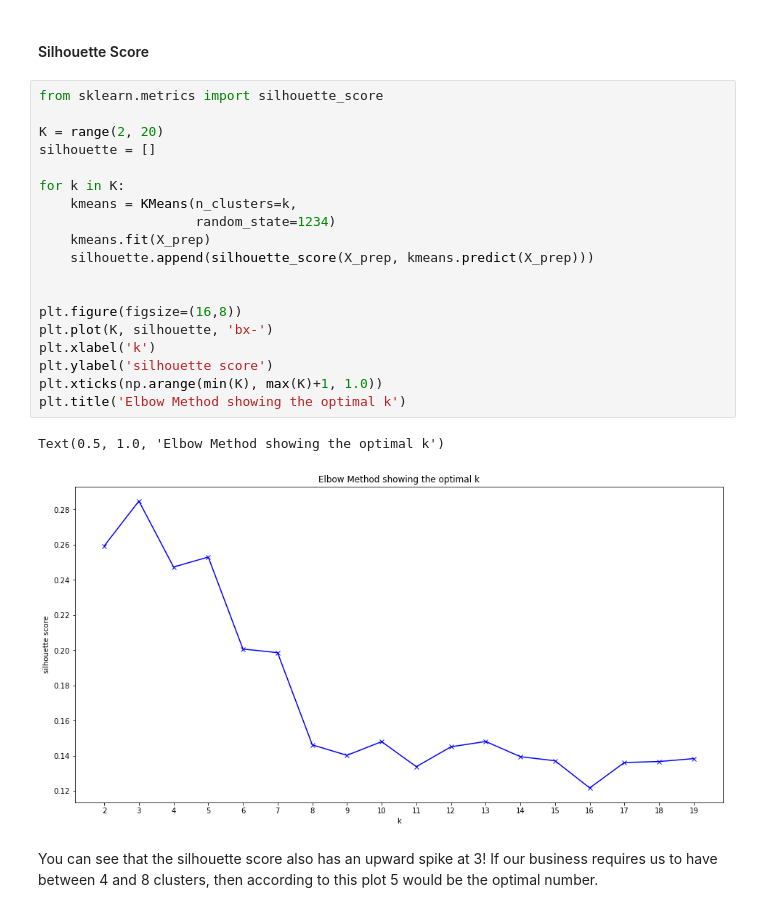
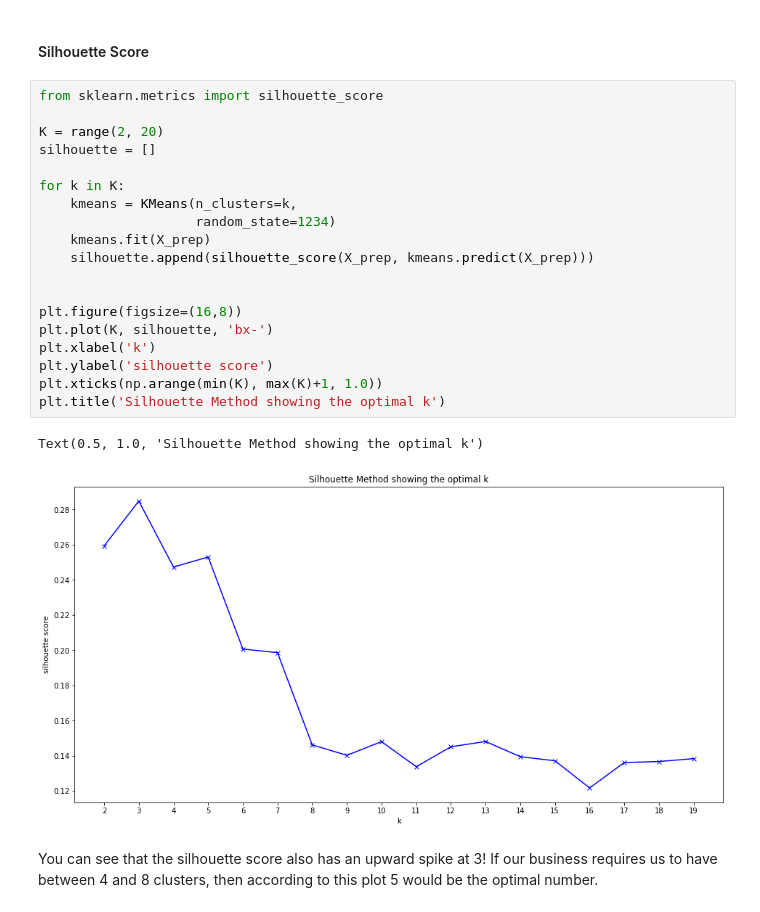
Before and after one commit to ironhack-datalabs/data-pt-ber-08-20, a Jupyter notebook: Labs/module-3_labs/03_unsupervised-learning/02_lab-sklearn-and-unsupervised-learning/unsupervised-learning-class-kmeans.ipynb, the cells around one changed output. Cells and saved outputs as stored; diff of their text form.

```diff
--- a/Labs/module-3_labs/03_unsupervised-learning/02_lab-sklearn-and-unsupervised-learning/unsupervised-learning-class-kmeans.ipynb
+++ b/Labs/module-3_labs/03_unsupervised-learning/02_lab-sklearn-and-unsupervised-learning/unsupervised-learning-class-kmeans.ipynb
@@ -204,24 +206,24 @@ There is also another metric that will help us decide.
 # %%
 from sklearn.metrics import silhouette_score
 
 K = range(2, 20)
 silhouette = []
 
 for k in K:
     kmeans = KMeans(n_clusters=k,
                     random_state=1234)
     kmeans.fit(X_prep)
     silhouette.append(silhouette_score(X_prep, kmeans.predict(X_prep)))
 
 
 plt.figure(figsize=(16,8))
 plt.plot(K, silhouette, 'bx-')
 plt.xlabel('k')
 plt.ylabel('silhouette score')
 plt.xticks(np.arange(min(K), max(K)+1, 1.0))
-plt.title('Elbow Method showing the optimal k')
+plt.title('Silhouette Method showing the optimal k')
 # %% [output]
-Text(0.5, 1.0, 'Elbow Method showing the optimal k')
+Text(0.5, 1.0, 'Silhouette Method showing the optimal k')
-[figure, old version]
+[figure, new version]
 # %% [markdown]
 You can see that the silhouette score also has an upward spike at 3! If our business requires us to have between 4 and 8 clusters, then according to this plot 5 would be the optimal number.
```
Also changed, not shown: parts of 5 cells of this notebook.
